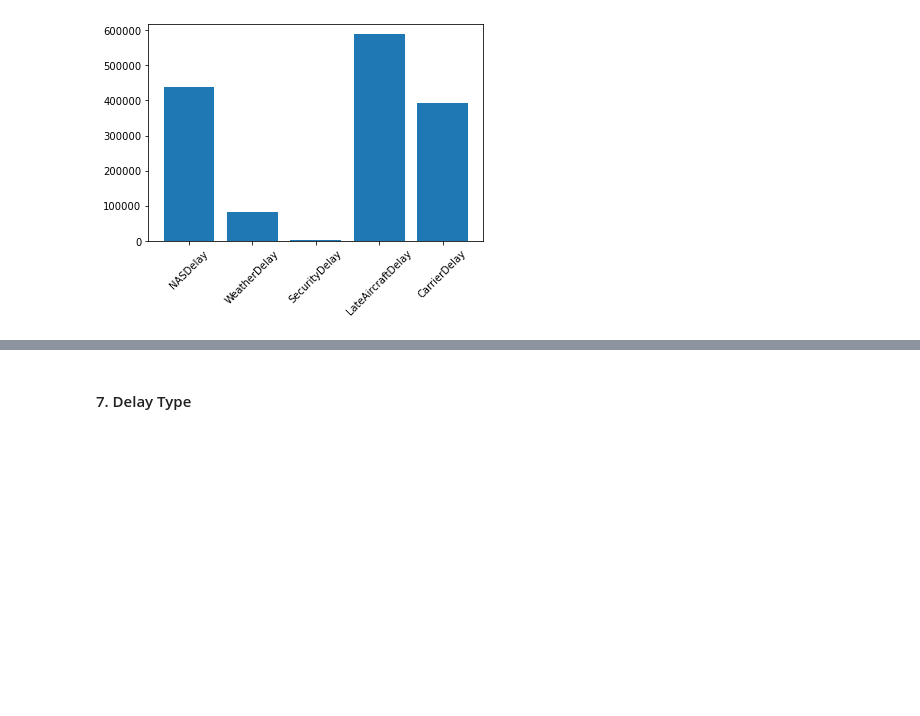
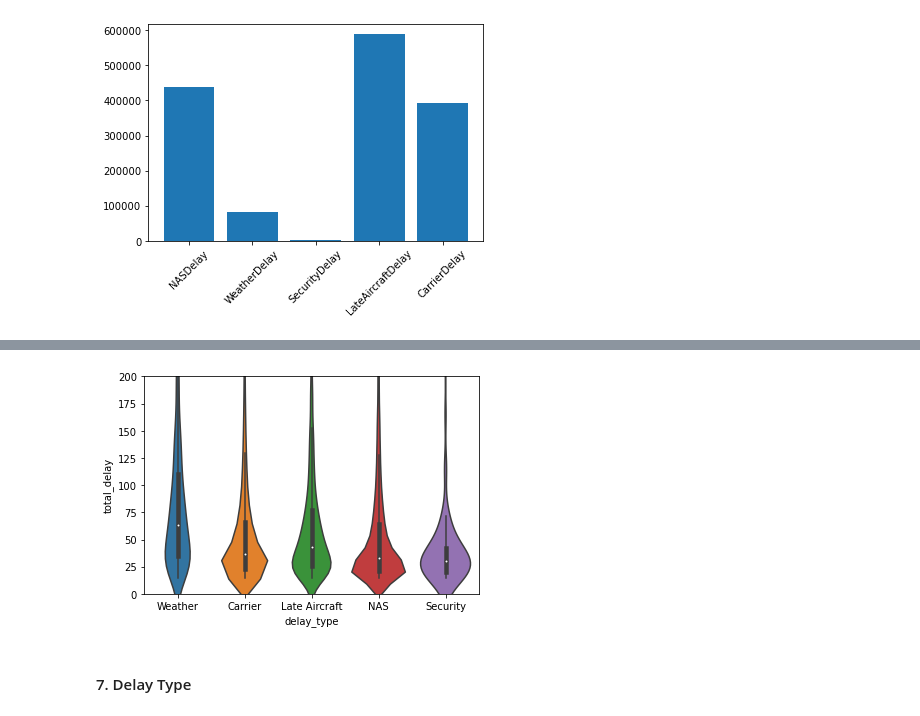
Before and after one commit to Miles-Murphy/vis_final_project, a Jupyter notebook: project_draft.ipynb, the cells around one changed output, grey strips where cells are left out. Saved outputs shown, nothing was run; the diff lists cells and outputs as text; code cells hidden in the pictures; blank space fills up the shorter version.

```diff
--- a/project_draft.ipynb
+++ b/project_draft.ipynb
@@ -928,2 +982,7 @@ plt.xticks(rotation=45);
+# %%
+sns.violinplot(data=delays_07, x='delay_type', y='total_delay')
+plt.ylim(0, 200);
+# %% [output]
+[figure, added]
 # %% [markdown]
 #### 7. Delay Type
```
Also changed, not shown: parts of 14 cells of this notebook.
